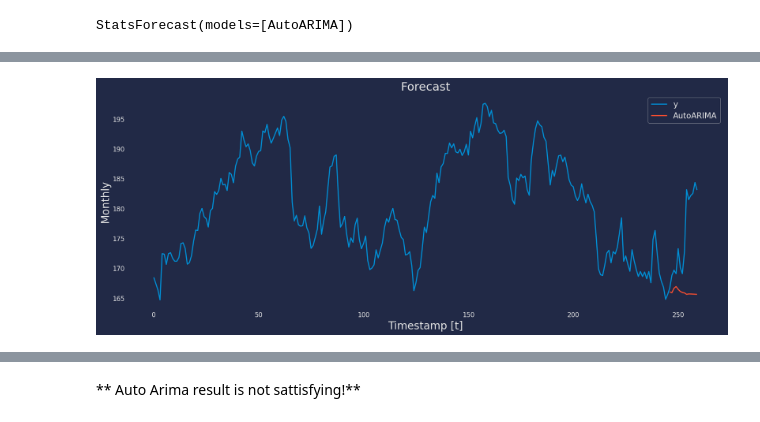
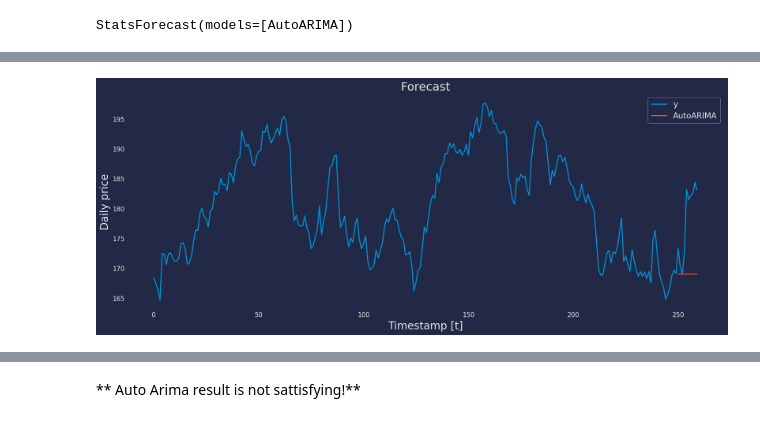
Before and after one commit to mohammadsanaee/Timeseries-Forecasting, a Jupyter notebook: Mohammad_Market_data_from_Apple!_Finance's_API.ipynb, the cells around one changed output, grey strips where cells are left out. Saved outputs shown, nothing was run; the diff lists cells and outputs as text; code cells hidden in the pictures.

```diff
--- a/Mohammad_Market_data_from_Apple!_Finance's_API.ipynb
+++ b/Mohammad_Market_data_from_Apple!_Finance's_API.ipynb
@@ -144,6 +145,6 @@ a.plot();
 # %%
-Y_train_df = df[df.ds<=245]
-Y_test_df = df[df.ds>245]
+Y_train_df = df[df.ds<=249]
+Y_test_df = df[df.ds>249]
 # %%
 Y_train_df.shape, Y_test_df.shape
 # %% [output]
@@ -293,3 +263,0 @@ Y_hat_df
-# %%
-Y_hat_df=Y_hat_df.reset_index()
-Y_hat_df
@@ -348,15 +264,15 @@ Y_hat_df
 # %%
 Y_hat_df = Y_test_df.merge(Y_hat_df, how='left', on=['unique_id', 'ds'])
 
 fig, ax = plt.subplots(1, 1, figsize=(18, 7))
 plot_df = pd.concat([Y_train_df, Y_hat_df]).set_index('ds')
 plot_df[['y', 'AutoARIMA']].plot(ax=ax, linewidth=2)
 ax.set_title('Forecast', fontsize=22)
-ax.set_ylabel('Monthly', fontsize=20)
+ax.set_ylabel('Daily price', fontsize=20)
 ax.set_xlabel('Timestamp [t]', fontsize=20)
 ax.legend(prop={'size': 15})
 ax.grid()
 
 plt.show()
 # %% [output]
-[figure, old version]
+[figure, new version]
```
Also changed, not shown: parts of 44 cells of this notebook.
